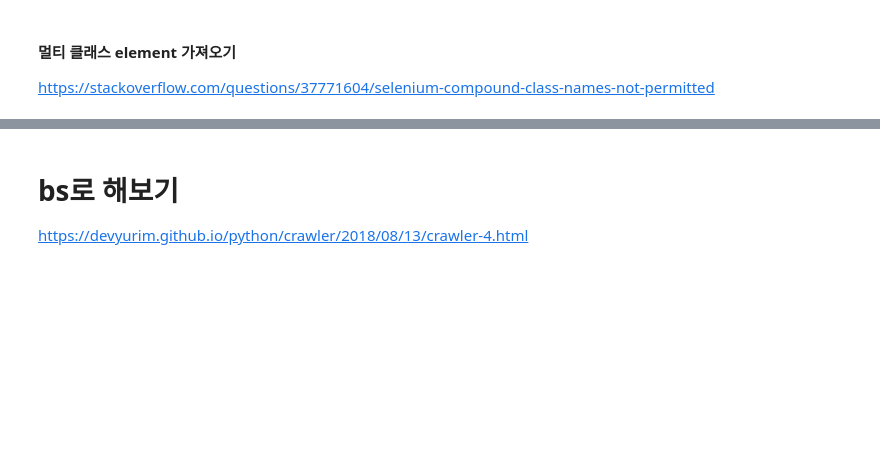
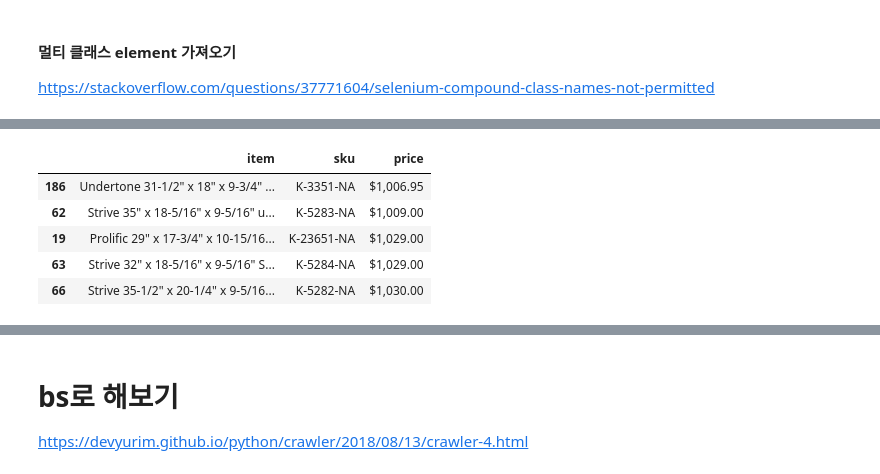
Before and after one commit to JessyMin/scrapy-usa-kitchen-market, a Jupyter notebook: selenium-kohler.ipynb, the cells around one changed output, grey strips where cells are left out. Saved outputs shown, nothing was run; the diff lists cells and outputs as text; code cells hidden in the pictures; blank space fills up the shorter version.

```diff
--- a/selenium-kohler.ipynb
+++ b/selenium-kohler.ipynb
@@ -76,0 +94,10 @@ len(sku)
+# %%
+pd.set_option('max_colwidth', 90)
+df.sort_values('price').head()
+# %% [output]
+|  | item | sku | price |
+| 186 | Undertone 31-1/2" x 18" x 9-3/4" ... | K-3351-NA | $1,006.95 |
+| 62 | Strive 35" x 18-5/16" x 9-5/16" u... | K-5283-NA | $1,009.00 |
+| 19 | Prolific 29" x 17-3/4" x 10-15/16... | K-23651-NA | $1,029.00 |
+| 63 | Strive 32" x 18-5/16" x 9-5/16" S... | K-5284-NA | $1,029.00 |
+| 66 | Strive 35-1/2" x 20-1/4" x 9-5/16... | K-5282-NA | $1,030.00 |
```
Also changed, not shown: parts of 15 cells of this notebook.
